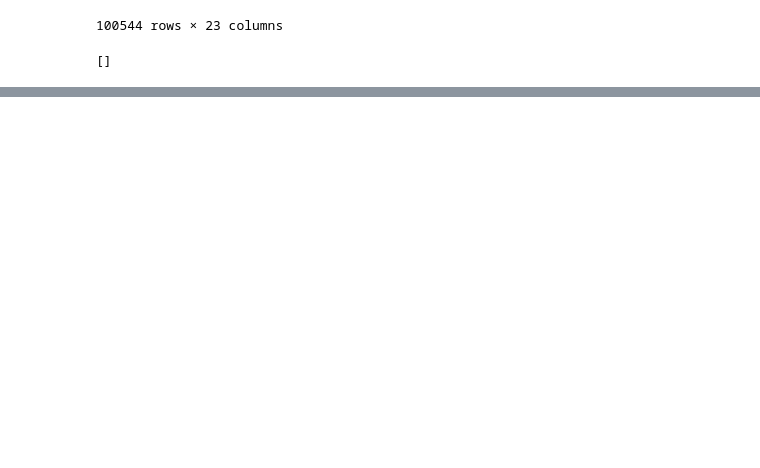
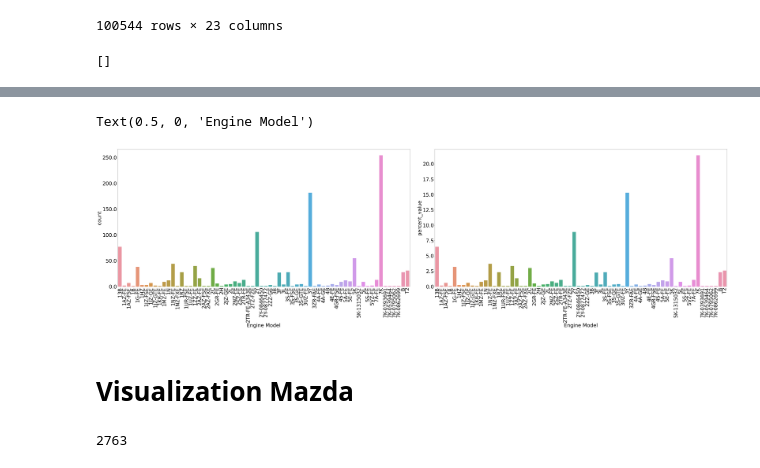
Before and after one commit to vutuanlinh2661998/KAIHO, a Jupyter notebook: GTO_Engine_Model_Insight.ipynb, the cells around one changed output, grey strips where cells are left out. Cells and saved outputs as stored; diff of their text form; code cells hidden in the pictures; blank space fills up the shorter version.

```diff
--- a/GTO_Engine_Model_Insight.ipynb
+++ b/GTO_Engine_Model_Insight.ipynb
@@ -325,0 +971,22 @@ list_all_engine_model_toyota_kaiho_extract
+# %%
+fig, axs = plt.subplots(1, 2, sharex=False, figsize=(70, 20),constrained_layout=True)
+p = sns.barplot(x = 'Engine Model',y = 'count',data=df_freq_toyota,ax=axs[0])
+q = sns.barplot(x='Engine Model',y='percent_value',data=df_freq_toyota,ax=axs[1])
+p.set_xticklabels(p.get_xticklabels(),size =40,rotation = 90)
+q.set_xticklabels(q.get_xticklabels(),size =40,rotation = 90)
+p.set_yticklabels(p.get_yticks(), size = 40)
+q.set_yticklabels(q.get_yticks(), size = 40)
+p.set_ylabel("count",fontsize = 40)
+q.set_ylabel("percent_value",fontsize = 40)
+p.set_xlabel("Engine Model",fontsize = 40)
+q.set_xlabel("Engine Model",fontsize = 40)
+# %% [output]
+Text(0.5, 0, 'Engine Model')
+[figure, added]
+# %% [markdown]
+# Visualization Mazda
+# %%
+chain_list_em_mazda = list(chain(*list_all_engine_model_mazda_GTO))
+len(chain_list_em_mazda)
+# %% [output]
+2763
```
Also changed, not shown: parts of 95 cells of this notebook, 3 other files.
